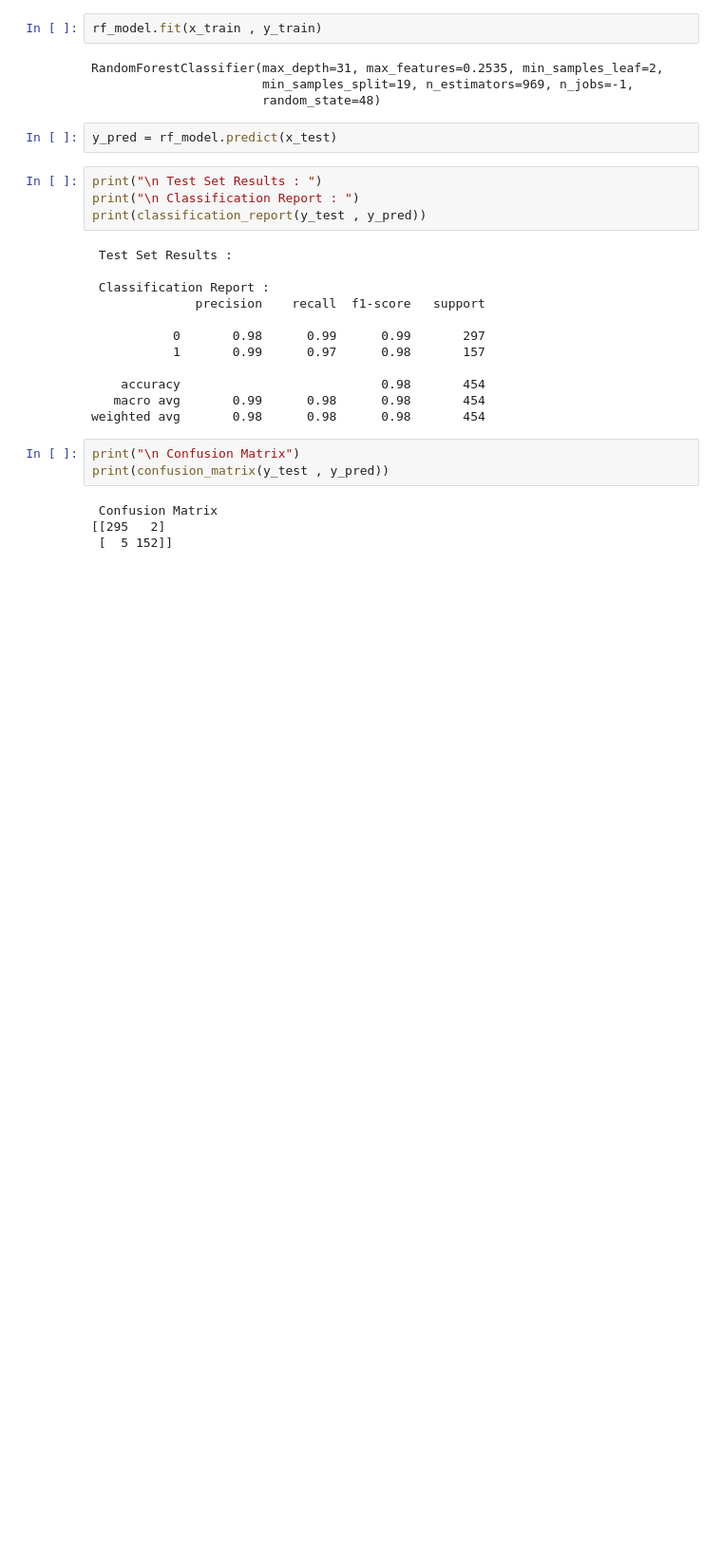
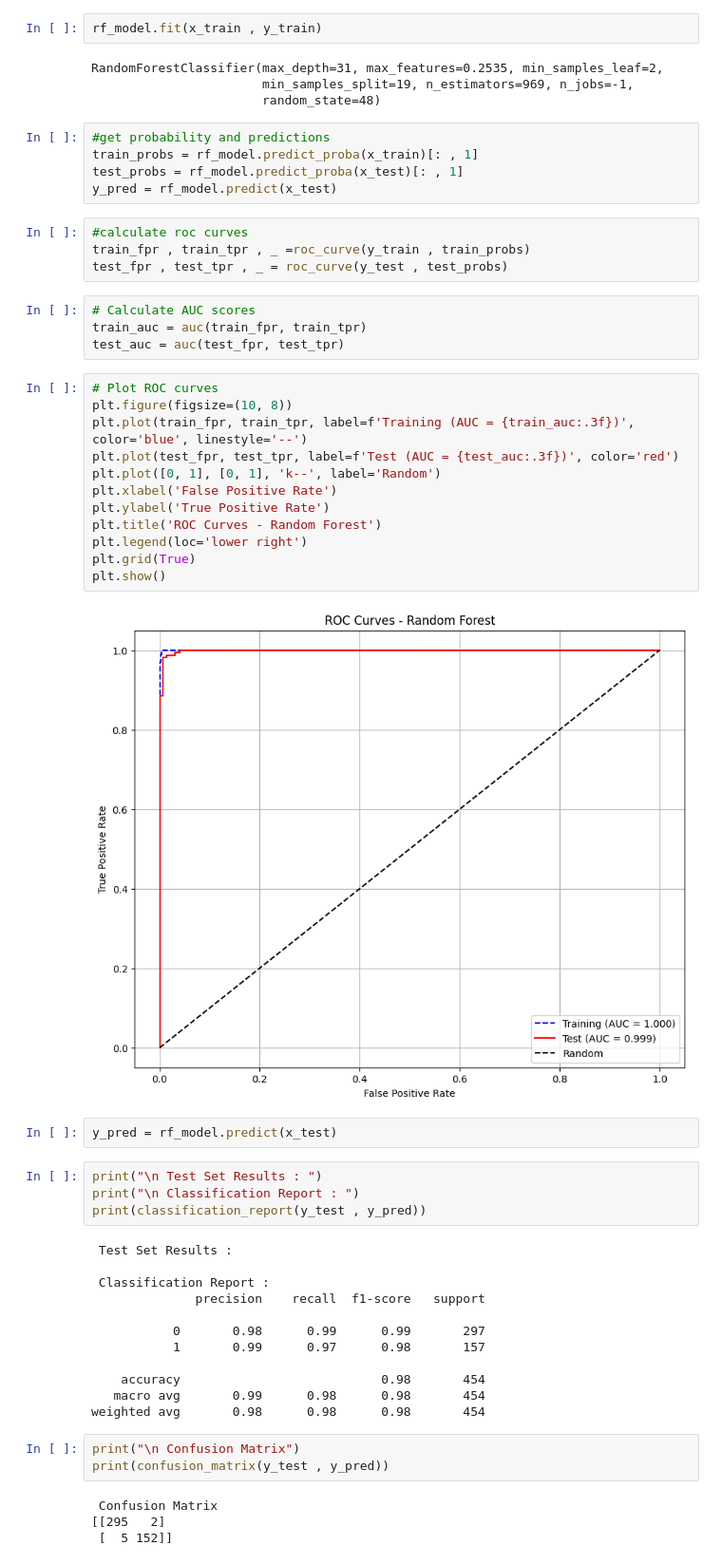
Before and after one commit to CodingYodha/Spam-message-detection, a Jupyter notebook: main.ipynb, the cells around one changed output. Shown: that part at 95% size. Cells and saved outputs as stored; diff of their text form; blank space fills up the shorter version.

```diff
--- a/main.ipynb
+++ b/main.ipynb
@@ -452,6 +461,33 @@ rf_model.fit(x_train , y_train)
 RandomForestClassifier(max_depth=31, max_features=0.2535, min_samples_leaf=2,
                        min_samples_split=19, n_estimators=969, n_jobs=-1,
                        random_state=48)
+# %%
+#get probability and predictions
+train_probs = rf_model.predict_proba(x_train)[: , 1]
+test_probs = rf_model.predict_proba(x_test)[: , 1]
+y_pred = rf_model.predict(x_test)
+# %%
+#calculate roc curves
+train_fpr , train_tpr , _ =roc_curve(y_train , train_probs)
+test_fpr , test_tpr , _ = roc_curve(y_test , test_probs)
+# %%
+# Calculate AUC scores
+train_auc = auc(train_fpr, train_tpr)
+test_auc = auc(test_fpr, test_tpr)
+# %%
+# Plot ROC curves
+plt.figure(figsize=(10, 8))
+plt.plot(train_fpr, train_tpr, label=f'Training (AUC = {train_auc:.3f})', color='blue', linestyle='--')
+plt.plot(test_fpr, test_tpr, label=f'Test (AUC = {test_auc:.3f})', color='red')
+plt.plot([0, 1], [0, 1], 'k--', label='Random')
+plt.xlabel('False Positive Rate')
+plt.ylabel('True Positive Rate')
+plt.title('ROC Curves - Random Forest')
+plt.legend(loc='lower right')
+plt.grid(True)
+plt.show()
+# %% [output]
+[figure, added]
 # %%
 y_pred = rf_model.predict(x_test)
 # %%
```
Also changed, not shown: parts of 49 cells of this notebook.
